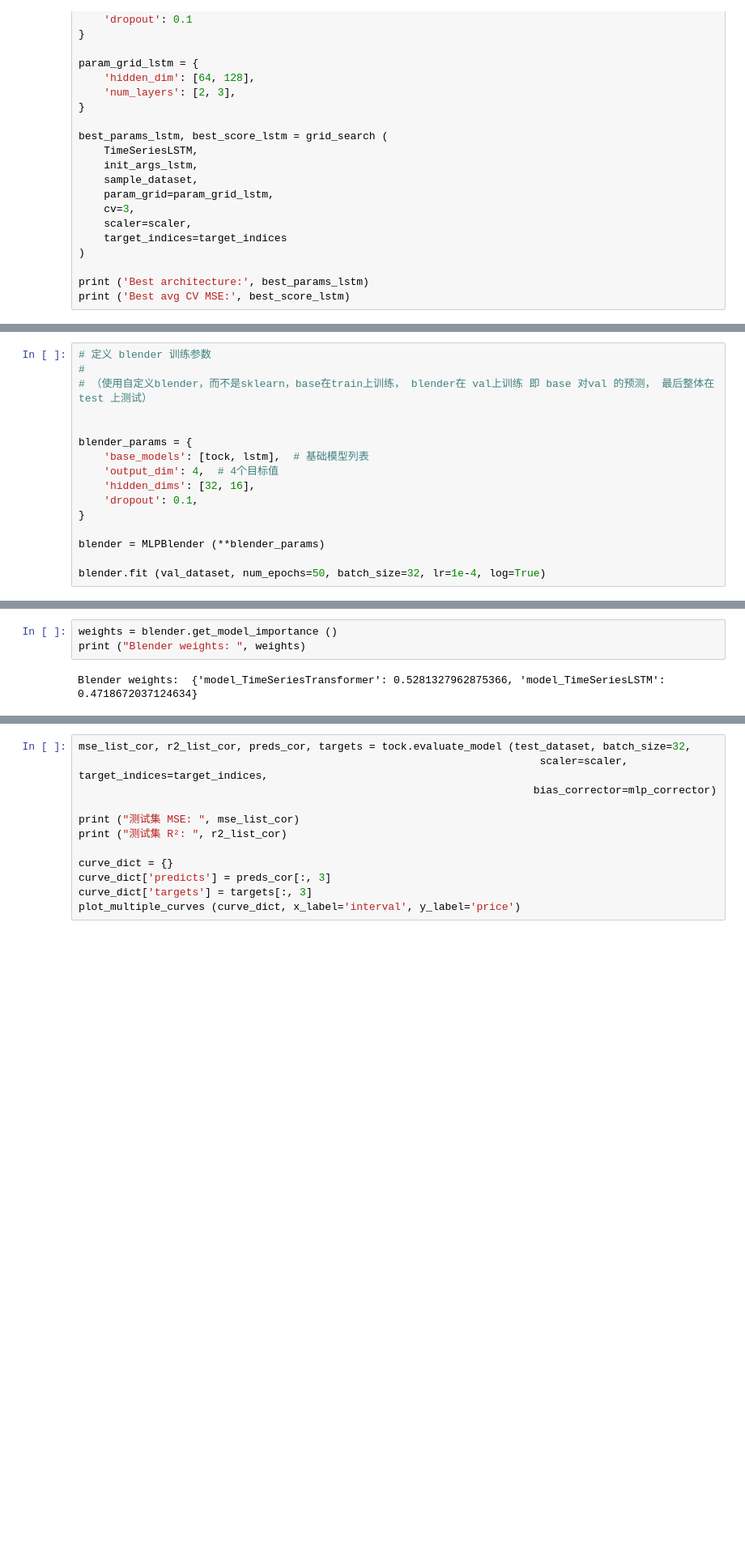
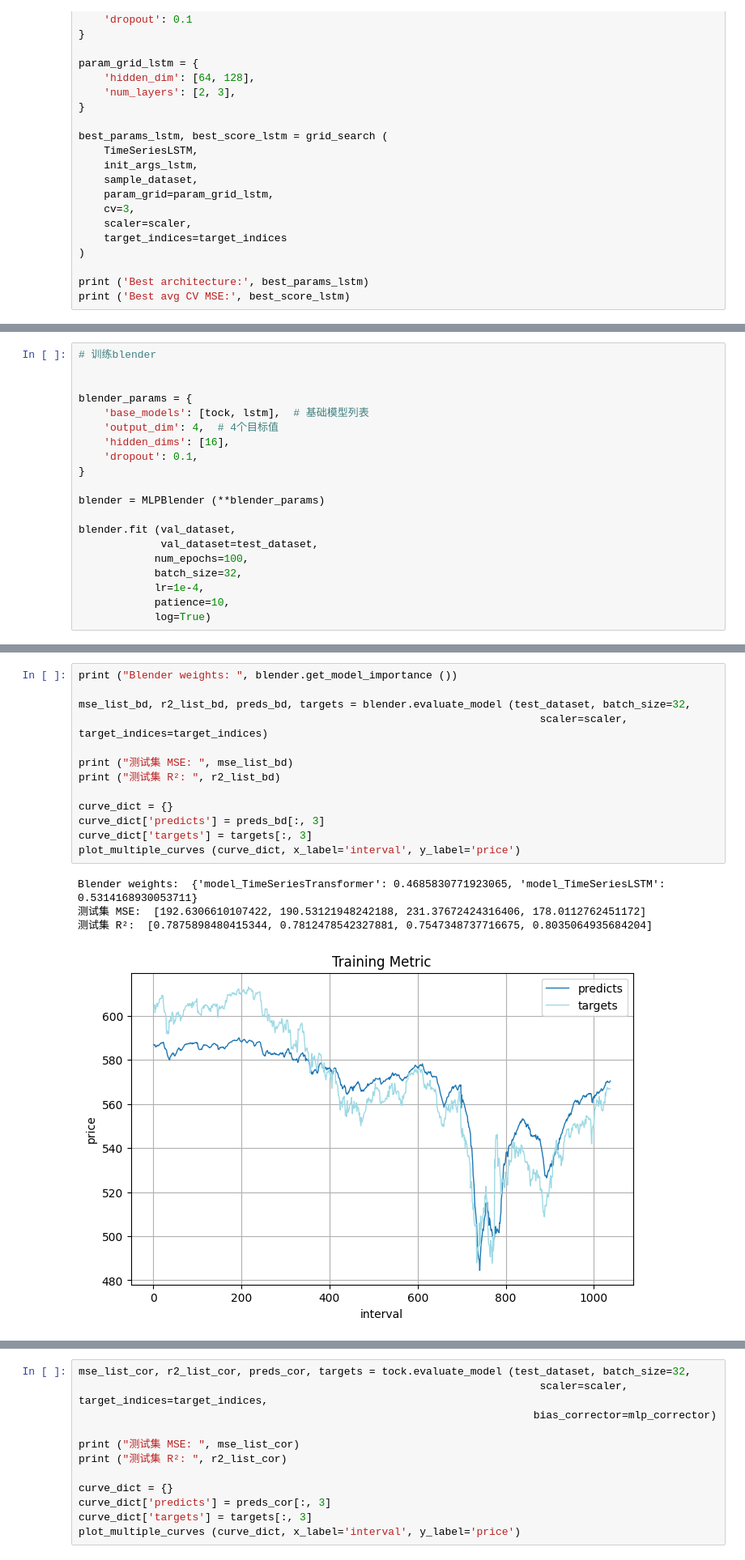
Before and after one commit to cziwen/TockFormer, a Jupyter notebook: fitModel.ipynb, the cells around one changed output, grey strips where cells are left out. Shown: that part at 81% size. Drawn from its saved outputs; the diff is of its cells as text; blank space fills up the shorter version.

```diff
--- a/fitModel.ipynb
+++ b/fitModel.ipynb
@@ -286,17 +312,21 @@ plot_multiple_curves (curve_dict, x_label='interval', y_label='price')
 # %%
-# 定义 blender 训练参数
-#
-# （使用自定义blender，而不是sklearn，base在train上训练， blender在 val上训练 即 base 对val 的预测， 最后整体在 test 上测试）
+# 训练blender
 
 
 blender_params = {
     'base_models': [tock, lstm],  # 基础模型列表
     'output_dim': 4,  # 4个目标值
-    'hidden_dims': [32, 16],
+    'hidden_dims': [16],
     'dropout': 0.1,
 }
 
 blender = MLPBlender (**blender_params)
 
-blender.fit (val_dataset, num_epochs=50, batch_size=32, lr=1e-4, log=True)
+blender.fit (val_dataset,
+             val_dataset=test_dataset,
+            num_epochs=100,
+            batch_size=32,
+            lr=1e-4,
+            patience=10,
+            log=True)
 # %% [output]
@@ -320,5 +350,18 @@ blender.fit (val_dataset, num_epochs=50, batch_size=32, lr=1e-4, log=True)
 # %%
-weights = blender.get_model_importance ()
-print ("Blender weights: ", weights)
+print ("Blender weights: ", blender.get_model_importance ())
+
+mse_list_bd, r2_list_bd, preds_bd, targets = blender.evaluate_model (test_dataset, batch_size=32,
+                                                                         scaler=scaler, target_indices=target_indices)
+
+print ("测试集 MSE: ", mse_list_bd)
+print ("测试集 R²: ", r2_list_bd)
+
+curve_dict = {}
+curve_dict['predicts'] = preds_bd[:, 3]
+curve_dict['targets'] = targets[:, 3]
+plot_multiple_curves (curve_dict, x_label='interval', y_label='price')
 # %% [output]
-Blender weights:  {'model_TimeSeriesTransformer': 0.5281327962875366, 'model_TimeSeriesLSTM': 0.4718672037124634}
+Blender weights:  {'model_TimeSeriesTransformer': 0.4685830771923065, 'model_TimeSeriesLSTM': 0.5314168930053711}
+测试集 MSE:  [192.6306610107422, 190.53121948242188, 231.37672424316406, 178.0112762451172]
+测试集 R²:  [0.7875898480415344, 0.7812478542327881, 0.7547348737716675, 0.8035064935684204]
+[figure, added]
```
Also changed, not shown: parts of 17 cells of this notebook, 3 other files.
